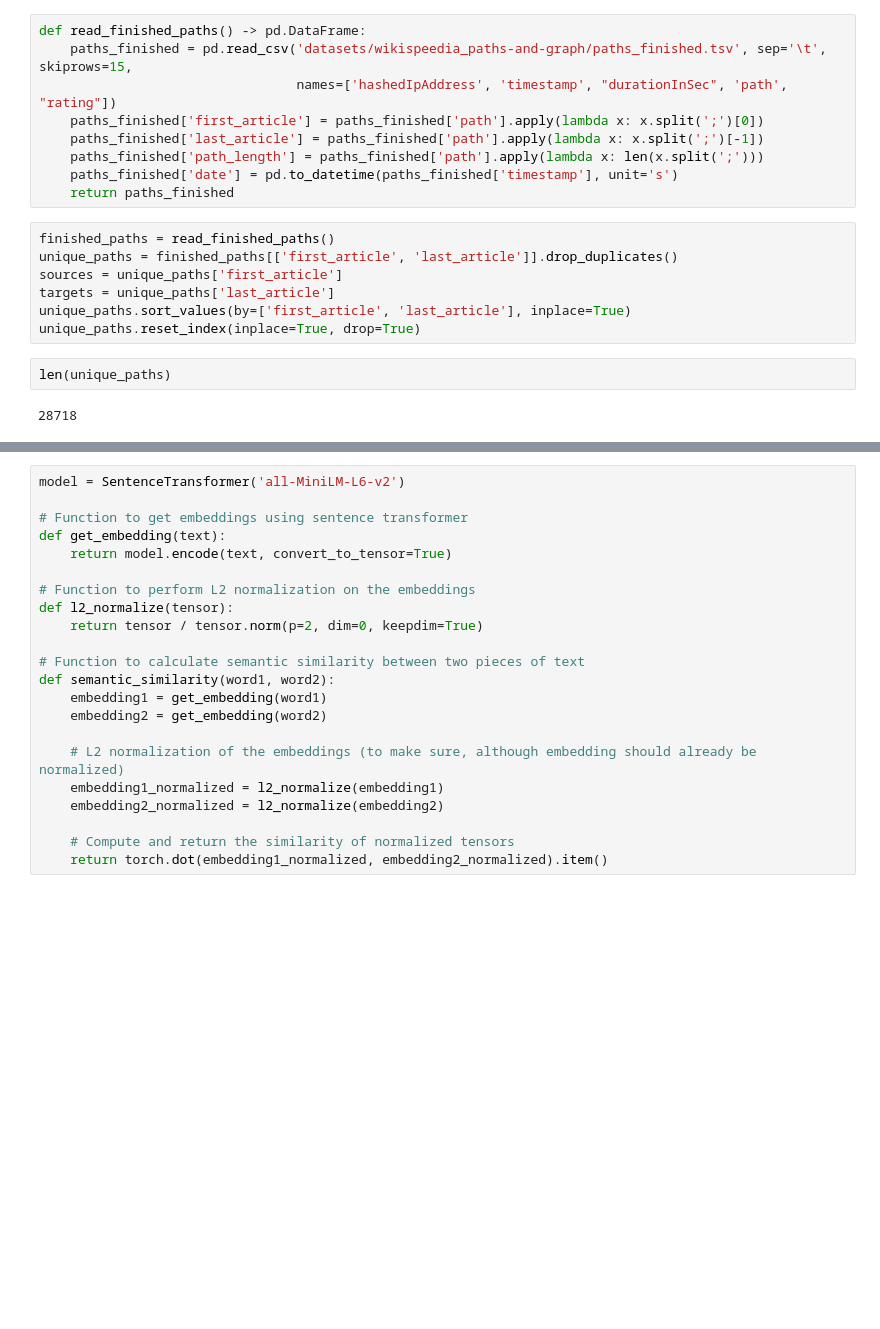
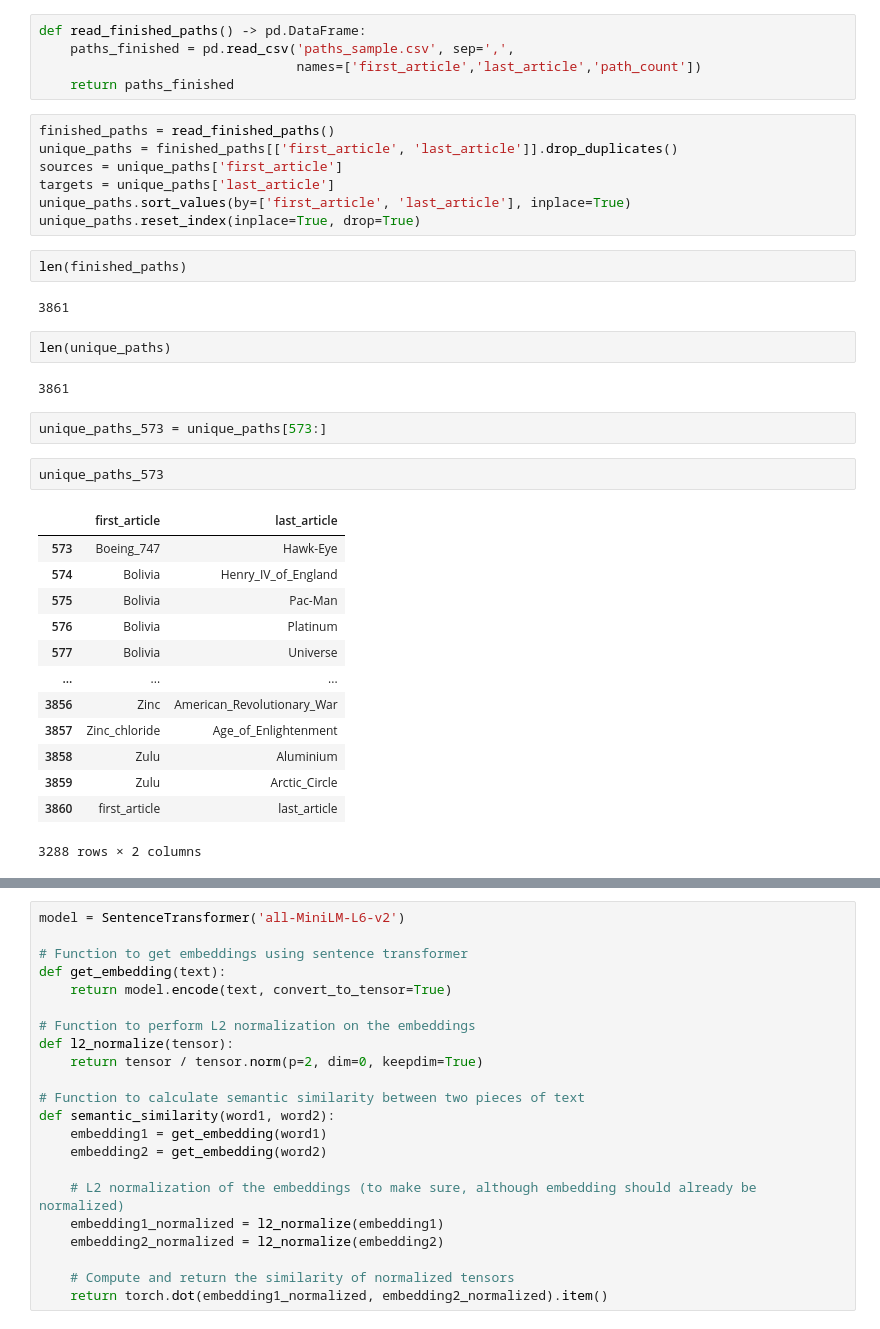
Before and after one commit to epfl-ada/ada-2023-project-amonavis, a Jupyter notebook: prueba_heurCC.ipynb, the cells around one changed output, grey strips where cells are left out. Saved outputs shown, nothing was run; the diff lists cells and outputs as text; blank space fills up the shorter version.

Commit message:
finished algo and setup for running Sampled csv

```diff
--- a/prueba_heurCC.ipynb
+++ b/prueba_heurCC.ipynb
@@ -34,15 +35,11 @@ articles = data_readers.read_articles()
 
 # DF of all articles and their categories
 categories = data_readers.read_categories()
-# %%
-def read_finished_paths() -> pd.DataFrame:
-    paths_finished = pd.read_csv('datasets/wikispeedia_paths-and-graph/paths_finished.tsv', sep='\t', skiprows=15,
-                                 names=['hashedIpAddress', 'timestamp', "durationInSec", 'path', "rating"])
-    paths_finished['first_article'] = paths_finished['path'].apply(lambda x: x.split(';')[0])
-    paths_finished['last_article'] = paths_finished['path'].apply(lambda x: x.split(';')[-1])
-    paths_finished['path_length'] = paths_finished['path'].apply(lambda x: len(x.split(';')))
-    paths_finished['date'] = pd.to_datetime(paths_finished['timestamp'], unit='s')
-    return paths_finished
+# %%
+def read_finished_paths() -> pd.DataFrame:
+    paths_finished = pd.read_csv('paths_sample.csv', sep=',',
+                                 names=['first_article','last_article','path_count'])
+    return paths_finished
 # %%
 finished_paths = read_finished_paths()
 unique_paths = finished_paths[['first_article', 'last_article']].drop_duplicates()
@@ -50,8 +47,30 @@ sources = unique_paths['first_article']
 targets = unique_paths['last_article']
 unique_paths.sort_values(by=['first_article', 'last_article'], inplace=True)
 unique_paths.reset_index(inplace=True, drop=True)
+# %%
+len(finished_paths)
+# %% [output]
+3861
 # %%
 len(unique_paths)
 # %% [output]
-28718
+3861
+# %%
+unique_paths_573 = unique_paths[573:]
+# %%
+unique_paths_573
+# %% [output]
+|  | first_article | last_article |
+| 573 | Boeing_747 | Hawk-Eye |
+| 574 | Bolivia | Henry_IV_of_England |
+| 575 | Bolivia | Pac-Man |
+| 576 | Bolivia | Platinum |
+| 577 | Bolivia | Universe |
+| ... | ... | ... |
+| 3856 | Zinc | American_Revolutionary_War |
+| 3857 | Zinc_chloride | Age_of_Enlightenment |
+| 3858 | Zulu | Aluminium |
+| 3859 | Zulu | Arctic_Circle |
+| 3860 | first_article | last_article |
+3288 rows × 2 columns
 # %%
```
Also changed, not shown: parts of 5 cells of this notebook.
